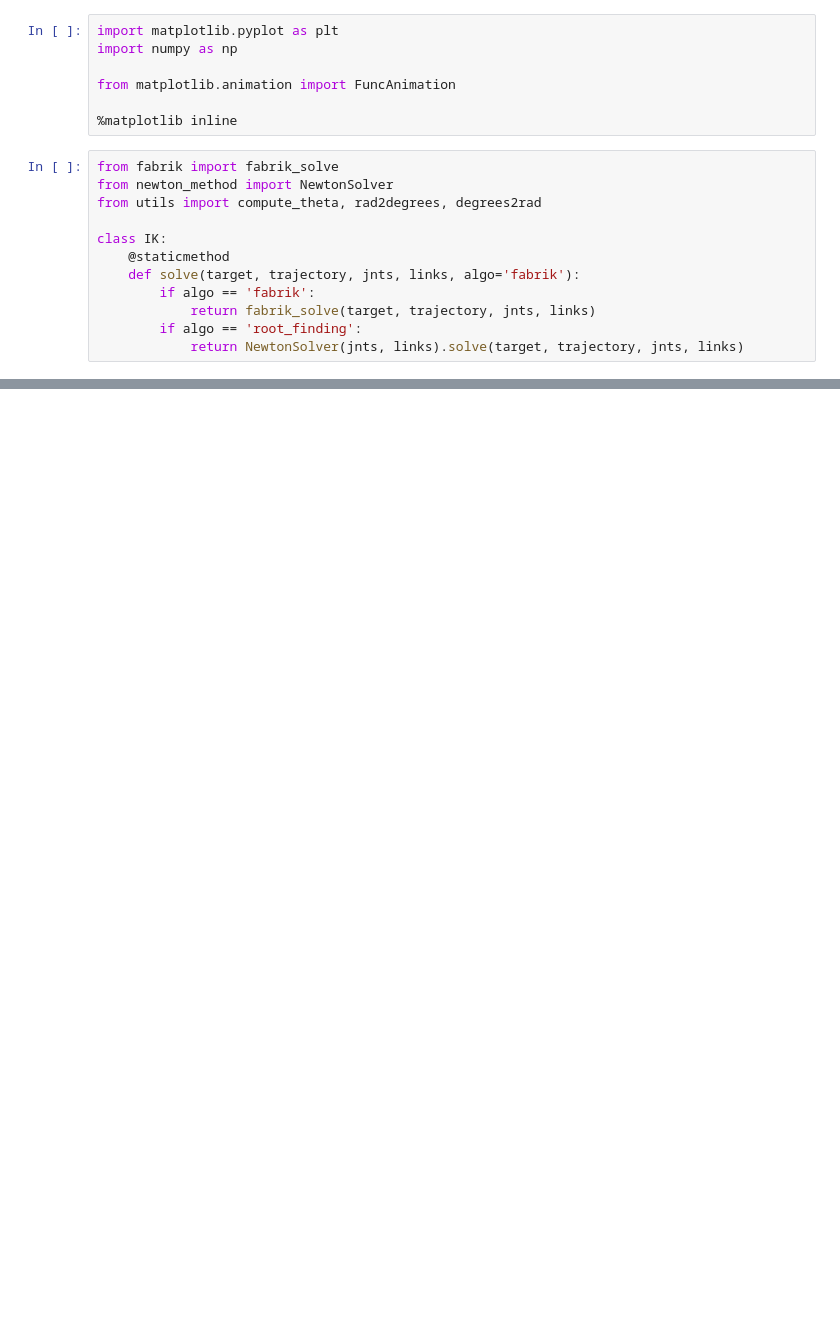
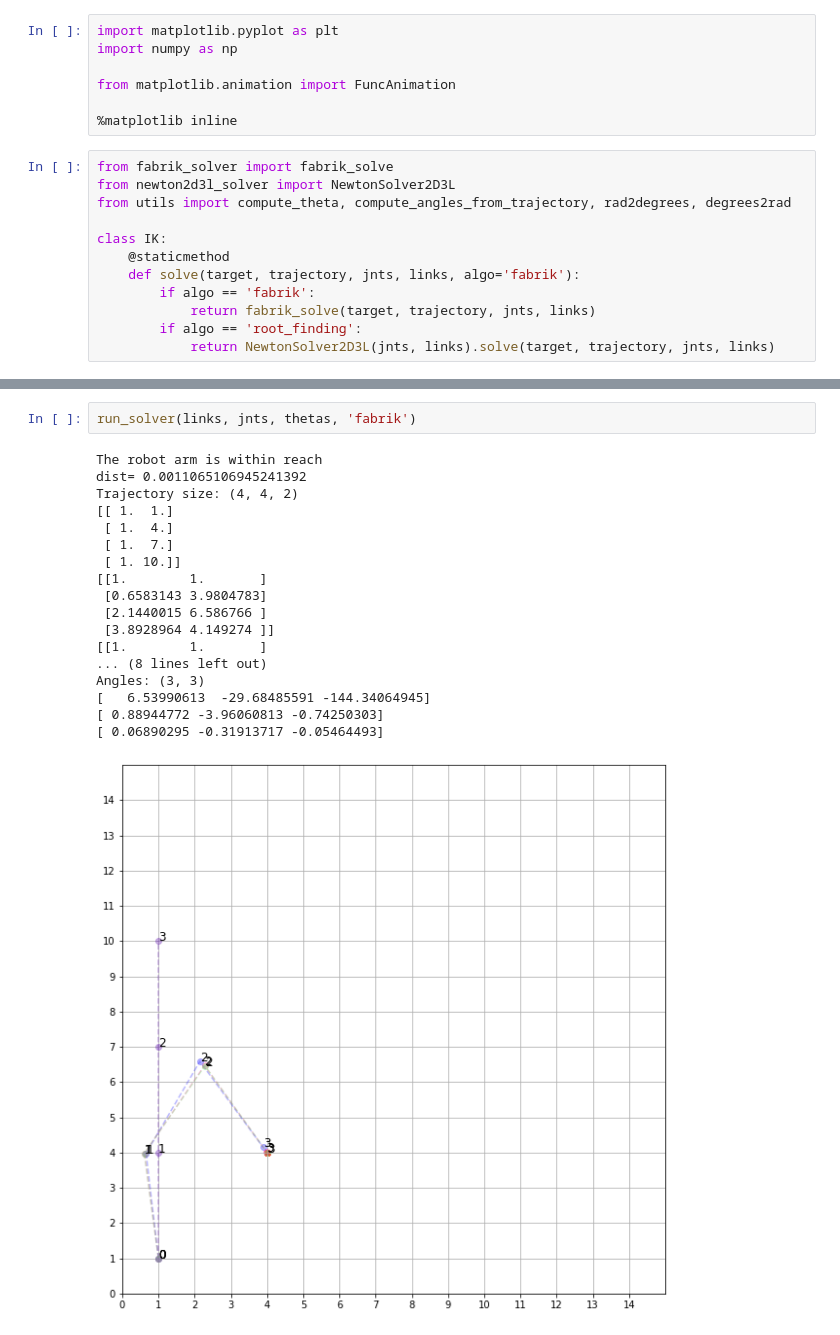
Before and after one commit to filipgrigorov-portfolio/robot_arm, a Jupyter notebook: inverse_kinematics_solver/IK_2D.ipynb, the cells around one changed output, grey strips where cells are left out. Cells and saved outputs as stored; diff of their text form; blank space fills up the shorter version.

Commit message:
- Renamed the solvers

```diff
--- a/inverse_kinematics_solver/IK_2D.ipynb
+++ b/inverse_kinematics_solver/IK_2D.ipynb
@@ -6,9 +6,9 @@ from matplotlib.animation import FuncAnimation
 
 %matplotlib inline
 # %%
-from fabrik import fabrik_solve
-from newton_method import NewtonSolver
-from utils import compute_theta, rad2degrees, degrees2rad
+from fabrik_solver import fabrik_solve
+from newton2d3l_solver import NewtonSolver2D3L
+from utils import compute_theta, compute_angles_from_trajectory, rad2degrees, degrees2rad
 
 class IK:
     @staticmethod
@@ -16,5 +16,5 @@ class IK:
         if algo == 'fabrik':
             return fabrik_solve(target, trajectory, jnts, links)
         if algo == 'root_finding':
-            return NewtonSolver(jnts, links).solve(target, trajectory, jnts, links)
+            return NewtonSolver2D3L(jnts, links).solve(target, trajectory, jnts, links)
 # %%
@@ -97,0 +71,21 @@ Angles: (3, 3)
+# %%
+run_solver(links, jnts, thetas, 'fabrik')
+# %% [output]
+The robot arm is within reach
+dist= 0.0011065106945241392
+Trajectory size: (4, 4, 2)
+[[ 1.  1.]
+ [ 1.  4.]
+ [ 1.  7.]
+ [ 1. 10.]]
+[[1.        1.       ]
+ [0.6583143 3.9804783]
+ [2.1440015 6.586766 ]
+ [3.8928964 4.149274 ]]
+[[1.        1.       ]
+... (8 lines left out)
+Angles: (3, 3)
+[   6.53990613  -29.68485591 -144.34064945]
+[ 0.88944772 -3.96060813 -0.74250303]
+[ 0.06890295 -0.31913717 -0.05464493]
+[figure, added]
```
Also changed, not shown: parts of 2 cells of this notebook, 3 other files.
